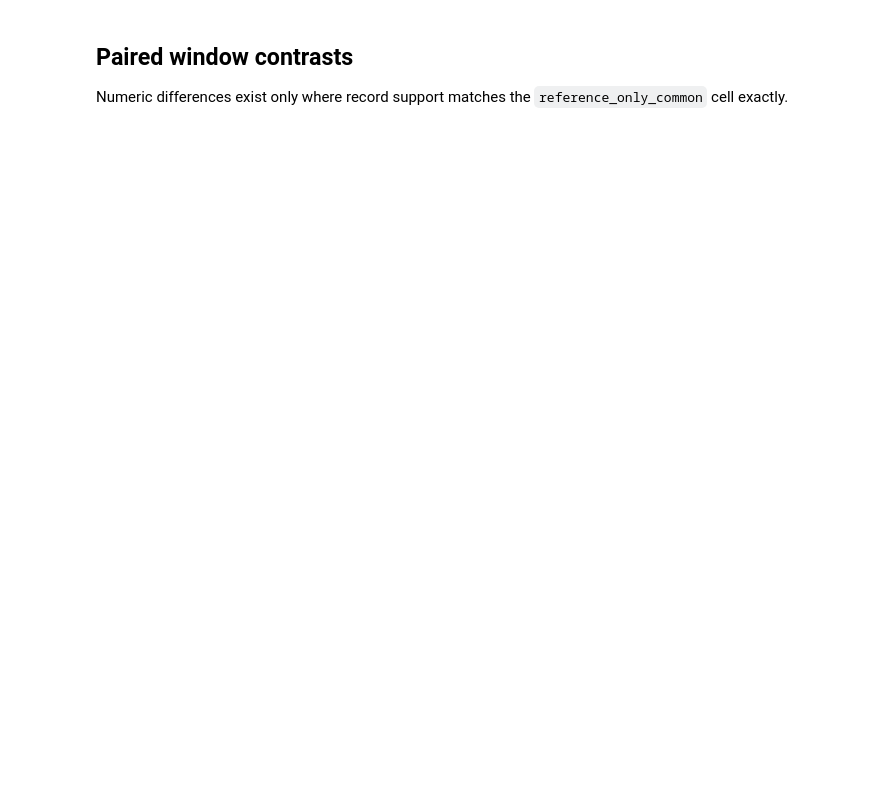
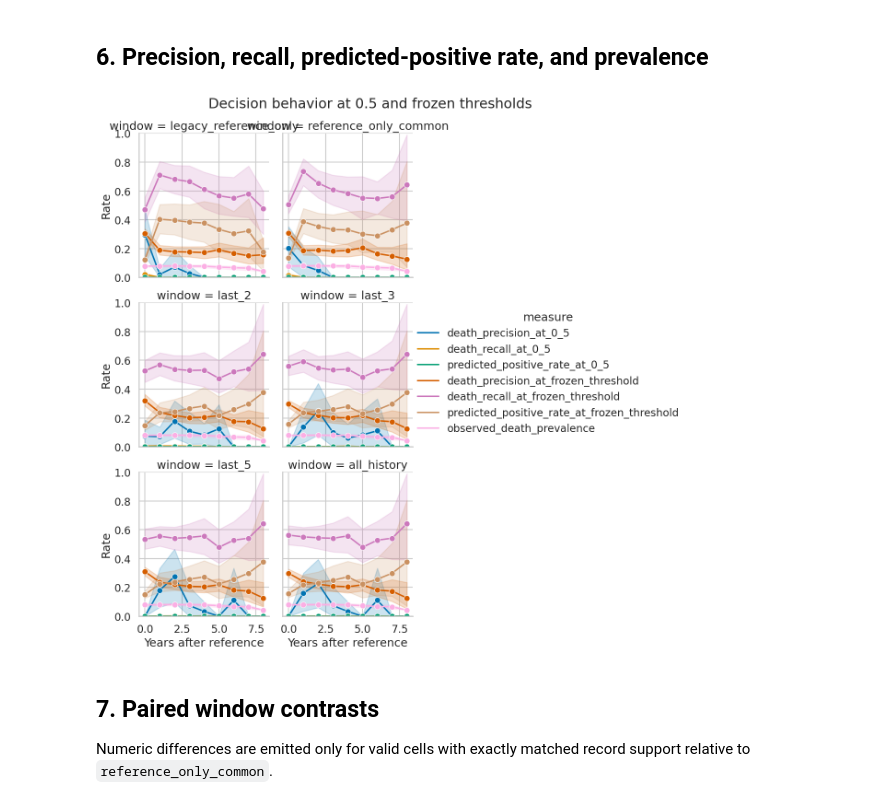
Before and after one commit to joaogabrielsilveira/SAE-TCAV, a Jupyter notebook: temporal_performance_windows_analysis.ipynb, the cells around one changed output. Saved outputs shown, nothing was run; the diff lists cells and outputs as text; code cells hidden in the pictures; blank space fills up the shorter version.

```diff
--- a/temporal_performance_windows_analysis.ipynb
+++ b/temporal_performance_windows_analysis.ipynb
@@ -56,5 +190,20 @@ plt.show()
+# %% [markdown]
+## 6. Precision, recall, predicted-positive rate, and prevalence
+# %%
+decision = valid_metrics[valid_metrics.cohort.eq('all_comer')].melt(
+    id_vars=['window', 'temporal_distance'],
+    value_vars=['death_precision_at_0_5', 'death_recall_at_0_5', 'predicted_positive_rate_at_0_5',
+                'death_precision_at_frozen_threshold', 'death_recall_at_frozen_threshold',
+                'predicted_positive_rate_at_frozen_threshold', 'observed_death_prevalence'],
+    var_name='measure', value_name='value')
+g = sns.relplot(data=decision, x='temporal_distance', y='value', hue='measure', col='window', col_wrap=2, kind='line', marker='o', height=4)
+g.set_axis_labels('Years after reference', 'Rate').set(ylim=(0, 1))
+g.fig.suptitle('Decision behavior at 0.5 and frozen thresholds', y=1.02)
+plt.show()
+# %% [output]
+[figure, added]
 # %% [markdown]
-## Paired window contrasts
-Numeric differences exist only where record support matches the `reference_only_common` cell exactly.
+## 7. Paired window contrasts
+Numeric differences are emitted only for valid cells with exactly matched record support relative to `reference_only_common`.
 # %%
 contrasts = tables['paired_window_contrasts']
```
Also changed, not shown: parts of 17 cells of this notebook, 4 other files.
